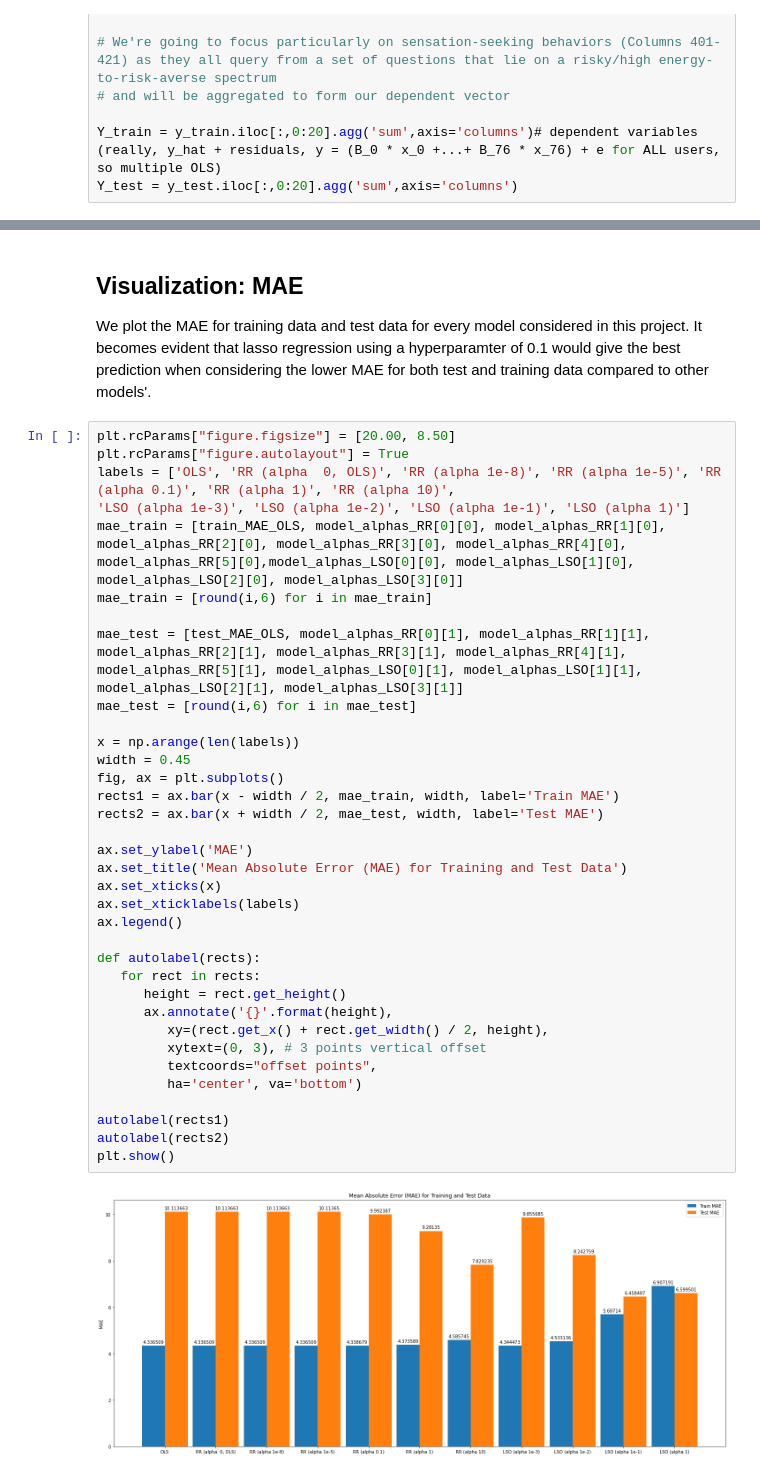
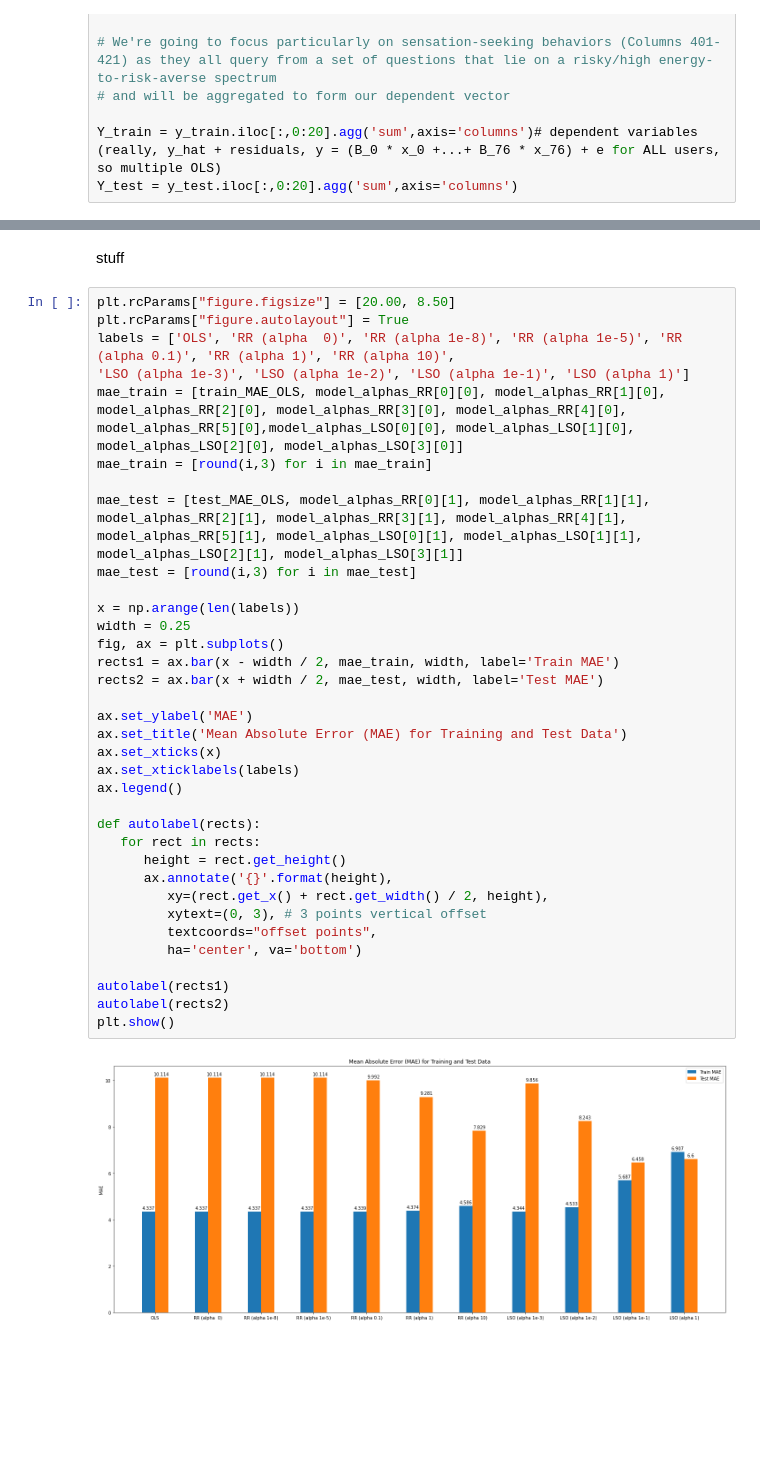
Before and after one commit to gcalbertini/movies, a Jupyter notebook: project2.ipynb, the cells around one changed output, grey strips where cells are left out. Cells and saved outputs as stored; diff of their text form; blank space fills up the shorter version.

Commit message:
Revert "Should wrap up project 2 with fixes"
This reverts commit 15a3d619a354875cd49f7beafdb059e2313258b4.

```diff
--- a/project2.ipynb
+++ b/project2.ipynb
@@ -232,43 +127,41 @@ The best choice for alpha for our ridge regression model is thus: 0.1
-# %% [markdown]
-## Visualization: MAE
-
-We plot the MAE for training data and test data for every model considered in this project. It becomes evident that lasso regression using a hyperparamter of 0.1 would give the best prediction when considering the lower MAE for both test and training data compared to other models'.
+# %% [markdown]
+stuff
 # %%
 plt.rcParams["figure.figsize"] = [20.00, 8.50]
 plt.rcParams["figure.autolayout"] = True
-labels = ['OLS', 'RR (alpha  0, OLS)', 'RR (alpha 1e-8)', 'RR (alpha 1e-5)', 'RR (alpha 0.1)', 'RR (alpha 1)', 'RR (alpha 10)',
+labels = ['OLS', 'RR (alpha  0)', 'RR (alpha 1e-8)', 'RR (alpha 1e-5)', 'RR (alpha 0.1)', 'RR (alpha 1)', 'RR (alpha 10)',
 'LSO (alpha 1e-3)', 'LSO (alpha 1e-2)', 'LSO (alpha 1e-1)', 'LSO (alpha 1)']
 mae_train = [train_MAE_OLS, model_alphas_RR[0][0], model_alphas_RR[1][0], model_alphas_RR[2][0], model_alphas_RR[3][0], model_alphas_RR[4][0],
 model_alphas_RR[5][0],model_alphas_LSO[0][0], model_alphas_LSO[1][0], model_alphas_LSO[2][0], model_alphas_LSO[3][0]]
-mae_train = [round(i,6) for i in mae_train]
+mae_train = [round(i,3) for i in mae_train]
 
 mae_test = [test_MAE_OLS, model_alphas_RR[0][1], model_alphas_RR[1][1], model_alphas_RR[2][1], model_alphas_RR[3][1], model_alphas_RR[4][1],
 model_alphas_RR[5][1], model_alphas_LSO[0][1], model_alphas_LSO[1][1], model_alphas_LSO[2][1], model_alphas_LSO[3][1]]
-mae_test = [round(i,6) for i in mae_test]
+mae_test = [round(i,3) for i in mae_test]
 
 x = np.arange(len(labels))
-width = 0.45
+width = 0.25
 fig, ax = plt.subplots()
 rects1 = ax.bar(x - width / 2, mae_train, width, label='Train MAE')
 rects2 = ax.bar(x + width / 2, mae_test, width, label='Test MAE')
 
 ax.set_ylabel('MAE')
 ax.set_title('Mean Absolute Error (MAE) for Training and Test Data')
 ax.set_xticks(x)
 ax.set_xticklabels(labels)
 ax.legend()
 
 def autolabel(rects):
    for rect in rects:
       height = rect.get_height()
       ax.annotate('{}'.format(height),
          xy=(rect.get_x() + rect.get_width() / 2, height),
          xytext=(0, 3), # 3 points vertical offset
          textcoords="offset points",
          ha='center', va='bottom')
 
 autolabel(rects1)
 autolabel(rects2)
 plt.show()
 # %% [output]
-[figure, old version]
+[figure, new version]
```
Also changed, not shown: parts of 18 cells of this notebook, 4 other files.
